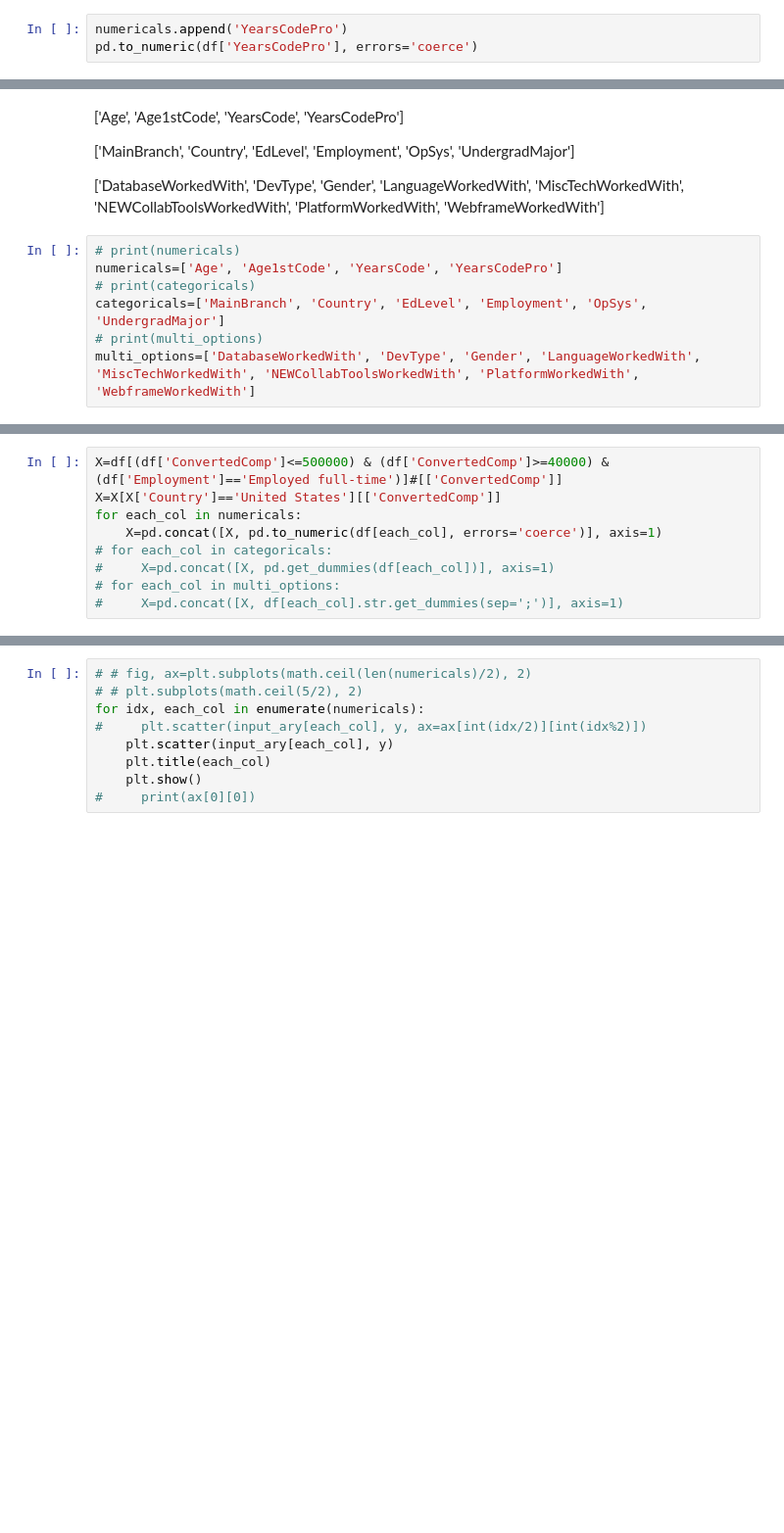
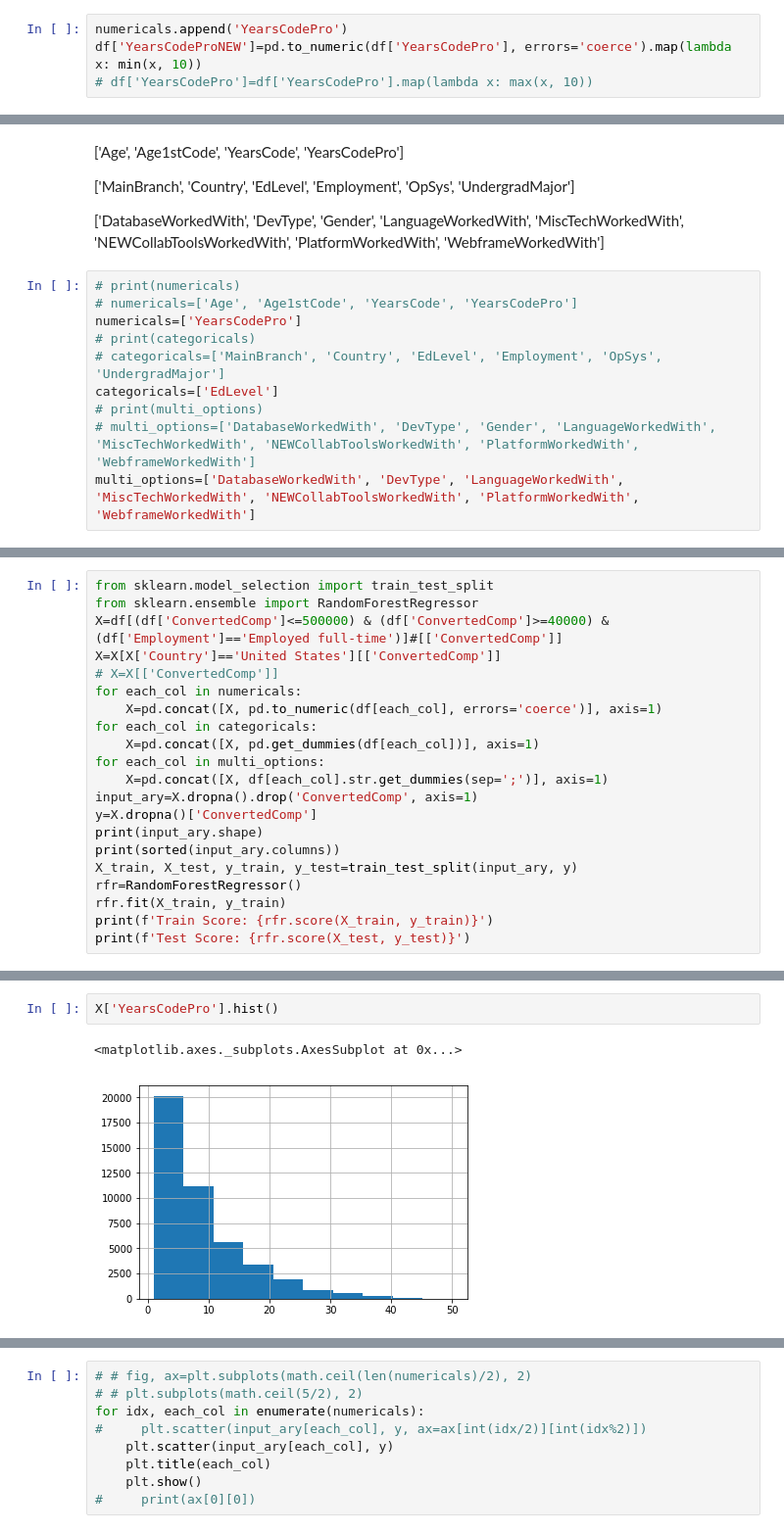
Before and after one commit to kevinclee26/salary_prediction, a Jupyter notebook: model/Untitled.ipynb, the cells around one changed output, grey strips where cells are left out. Shown at 98% size. Drawn from its saved outputs; the diff is of its cells as text; blank space fills up the shorter version.

Commit message:
updated model

```diff
--- a/model/Untitled.ipynb
+++ b/model/Untitled.ipynb
@@ -241,4 +250,5 @@ pd.to_numeric(df['YearsCode'], errors='coerce')
 Name: YearsCode, Length: 64461, dtype: float64
 # %%
 numericals.append('YearsCodePro')
-pd.to_numeric(df['YearsCodePro'], errors='coerce')
+df['YearsCodeProNEW']=pd.to_numeric(df['YearsCodePro'], errors='coerce').map(lambda x: min(x, 10))
+# df['YearsCodePro']=df['YearsCodePro'].map(lambda x: max(x, 10))
@@ -263,8 +260,11 @@ Name: YearsCodePro, Length: 64461, dtype: float64
 ['DatabaseWorkedWith', 'DevType', 'Gender', 'LanguageWorkedWith', 'MiscTechWorkedWith', 'NEWCollabToolsWorkedWith', 'PlatformWorkedWith', 'WebframeWorkedWith']
 # %%
 # print(numericals)
-numericals=['Age', 'Age1stCode', 'YearsCode', 'YearsCodePro']
+# numericals=['Age', 'Age1stCode', 'YearsCode', 'YearsCodePro']
+numericals=['YearsCodePro']
 # print(categoricals)
-categoricals=['MainBranch', 'Country', 'EdLevel', 'Employment', 'OpSys', 'UndergradMajor']
+# categoricals=['MainBranch', 'Country', 'EdLevel', 'Employment', 'OpSys', 'UndergradMajor']
+categoricals=['EdLevel']
 # print(multi_options)
-multi_options=['DatabaseWorkedWith', 'DevType', 'Gender', 'LanguageWorkedWith', 'MiscTechWorkedWith', 'NEWCollabToolsWorkedWith', 'PlatformWorkedWith', 'WebframeWorkedWith']
+# multi_options=['DatabaseWorkedWith', 'DevType', 'Gender', 'LanguageWorkedWith', 'MiscTechWorkedWith', 'NEWCollabToolsWorkedWith', 'PlatformWorkedWith', 'WebframeWorkedWith']
+multi_options=['DatabaseWorkedWith', 'DevType', 'LanguageWorkedWith', 'MiscTechWorkedWith', 'NEWCollabToolsWorkedWith', 'PlatformWorkedWith', 'WebframeWorkedWith']
@@ -271,9 +281,21 @@ multi_options=['DatabaseWorkedWith', 'DevType', 'Gender', 'LanguageWorkedWith',
 # %%
+from sklearn.model_selection import train_test_split
+from sklearn.ensemble import RandomForestRegressor
 X=df[(df['ConvertedComp']<=500000) & (df['ConvertedComp']>=40000) & (df['Employment']=='Employed full-time')]#[['ConvertedComp']]
 X=X[X['Country']=='United States'][['ConvertedComp']]
+# X=X[['ConvertedComp']]
 for each_col in numericals:
     X=pd.concat([X, pd.to_numeric(df[each_col], errors='coerce')], axis=1)
-# for each_col in categoricals:
-#     X=pd.concat([X, pd.get_dummies(df[each_col])], axis=1)
-# for each_col in multi_options:
-#     X=pd.concat([X, df[each_col].str.get_dummies(sep=';')], axis=1)
+for each_col in categoricals:
+    X=pd.concat([X, pd.get_dummies(df[each_col])], axis=1)
+for each_col in multi_options:
+    X=pd.concat([X, df[each_col].str.get_dummies(sep=';')], axis=1)
+input_ary=X.dropna().drop('ConvertedComp', axis=1)
+y=X.dropna()['ConvertedComp']
+print(input_ary.shape)
+print(sorted(input_ary.columns))
+X_train, X_test, y_train, y_test=train_test_split(input_ary, y)
+rfr=RandomForestRegressor()
+rfr.fit(X_train, y_train)
+print(f'Train Score: {rfr.score(X_train, y_train)}')
+print(f'Test Score: {rfr.score(X_test, y_test)}')
@@ -279,0 +327,5 @@ for each_col in numericals:
+# %%
+X['YearsCodePro'].hist()
+# %% [output]
+<matplotlib.axes._subplots.AxesSubplot at 0x...>
+[figure, added]
```
Also changed, not shown: parts of 10 cells of this notebook.
